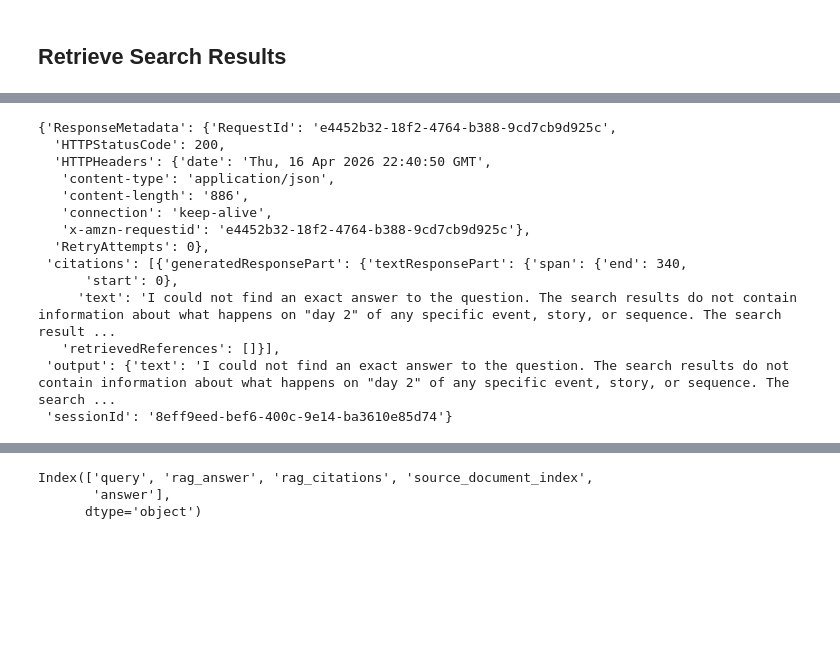
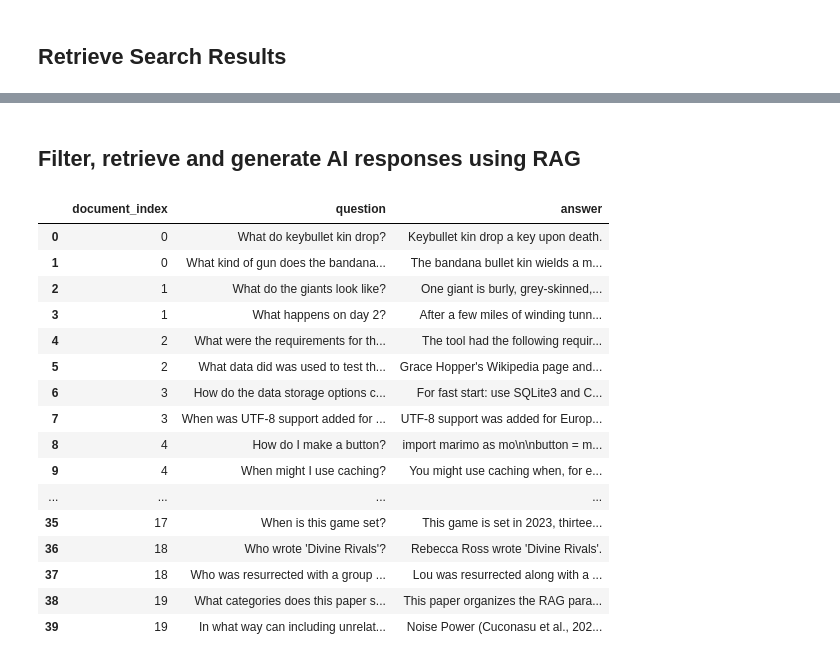
Before and after one commit to NumanticSolutions/rag_search, a Jupyter notebook: aws_bedrock/S30_search_bedrock_knowledgebase.ipynb, the cells around one changed output, grey strips where cells are left out. Drawn from its saved outputs; the diff is of its cells as text; code cells hidden in the pictures; blank space fills up the shorter version.

Commit message:
filter

```diff
--- a/aws_bedrock/S30_search_bedrock_knowledgebase.ipynb
+++ b/aws_bedrock/S30_search_bedrock_knowledgebase.ipynb
@@ -458,20 +457,3 @@ rag_analyzer.df_rag_res
-# %%
-rag_analyzer.rag_responses[3]
-# %% [output]
-{'ResponseMetadata': {'RequestId': 'e4452b32-18f2-4764-b388-9cd7cb9d925c',
-  'HTTPStatusCode': 200,
-  'HTTPHeaders': {'date': 'Thu, 16 Apr 2026 22:40:50 GMT',
-   'content-type': 'application/json',
-   'content-length': '886',
-   'connection': 'keep-alive',
-   'x-amzn-requestid': 'e4452b32-18f2-4764-b388-9cd7cb9d925c'},
-  'RetryAttempts': 0},
- 'citations': [{'generatedResponsePart': {'textResponsePart': {'span': {'end': 340,
-      'start': 0},
-     'text': 'I could not find an exact answer to the question. The search results do not contain information about what happens on "day 2" of any specific event, story, or sequence. The search result ...
-   'retrievedReferences': []}],
- 'output': {'text': 'I could not find an exact answer to the question. The search results do not contain information about what happens on "day 2" of any specific event, story, or sequence. The search ...
- 'sessionId': '8eff9eed-bef6-400c-9e14-ba3610e85d74'}
 # %%
 df_rag_res_ans = rag_analyzer.df_rag_res.copy(deep=True)
 df_rag_res_ans["source_document_index"] = df_rag_res_ans["query"].map(sp_q_doc_index_map)
@@ -500,11 +482,25 @@ df_rag_res_ans
 | 37 | Who was resurrected with a group ... | Lou was resurrected with a group ... | Lou was resurrected along with a ... | [s3://rag-search-tests/documents/... | doc_18.txt |
 | 38 | What categories does this paper s... | The paper splits the RAG techniqu... | This paper organizes the RAG para... | [s3://rag-search-tests/documents/... | doc_19.txt |
 | 39 | In what way can including unrelat... | Including unrelated documents can... | Noise Power (Cuconasu et al., 202... | [s3://rag-search-tests/documents/... | doc_19.txt |
-# %%
-df_rag_res_ans.columns
-
-dra_cols = ['query', 'rag_answer', 'answer', 'rag_citations', 'source_document_index']
-# %% [output]
-Index(['query', 'rag_answer', 'rag_citations', 'source_document_index',
-       'answer'],
-      dtype='object')
+# %% [markdown]
+## Filter, retrieve and generate AI responses using RAG
+# %%
+df_spqs
+# %% [output]
+|  | document_index | question | answer |
+| 0 | 0 | What do keybullet kin drop? | Keybullet kin drop a key upon death. |
+| 1 | 0 | What kind of gun does the bandana... | The bandana bullet kin wields a m... |
+| 2 | 1 | What do the giants look like? | One giant is burly, grey-skinned,... |
+| 3 | 1 | What happens on day 2? | After a few miles of winding tunn... |
+| 4 | 2 | What were the requirements for th... | The tool had the following requir... |
+| 5 | 2 | What data did was used to test th... | Grace Hopper's Wikipedia page and... |
+| 6 | 3 | How do the data storage options c... | For fast start: use SQLite3 and C... |
+| 7 | 3 | When was UTF-8 support added for ... | UTF-8 support was added for Europ... |
+| 8 | 4 | How do I make a button? | import marimo as mo\n\nbutton = m... |
+| 9 | 4 | When might I use caching? | You might use caching when, for e... |
+| ... | ... | ... | ... |
+| 35 | 17 | When is this game set? | This game is set in 2023, thirtee... |
+| 36 | 18 | Who wrote 'Divine Rivals'? | Rebecca Ross wrote 'Divine Rivals'. |
+| 37 | 18 | Who was resurrected with a group ... | Lou was resurrected along with a ... |
+| 38 | 19 | What categories does this paper s... | This paper organizes the RAG para... |
+| 39 | 19 | In what way can including unrelat... | Noise Power (Cuconasu et al., 202... |
```
Also changed, not shown: parts of 10 cells of this notebook, 3 other files.
